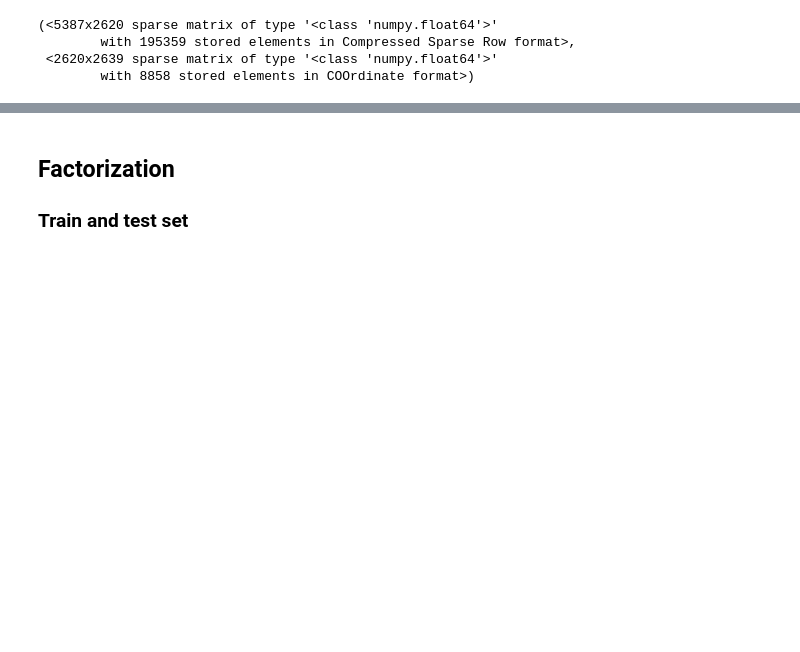
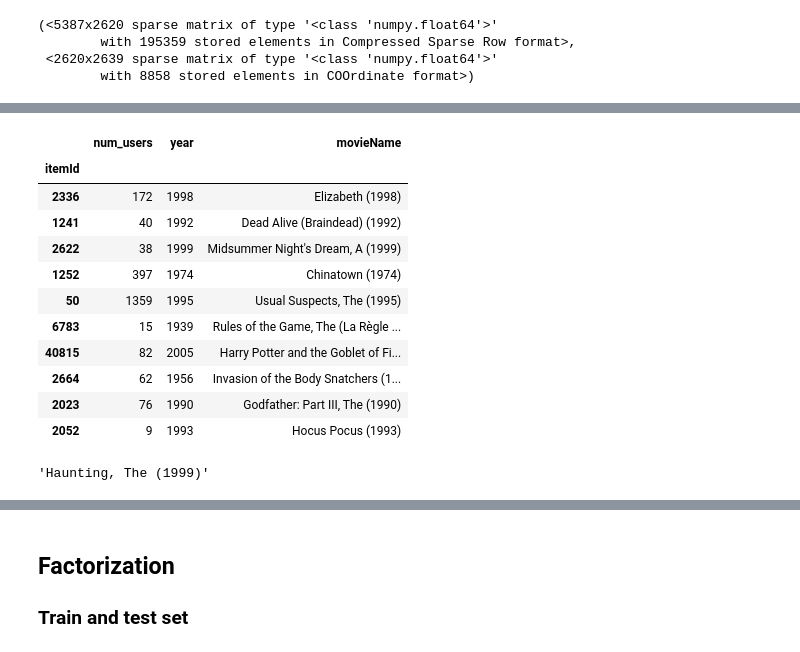
Before and after one commit to krsnewwave/kedro-prod-reco-tutorial, a Jupyter notebook: notebooks/Explore-Data.ipynb, the cells around one changed output, grey strips where cells are left out. Saved outputs shown, nothing was run; the diff lists cells and outputs as text; code cells hidden in the pictures; blank space fills up the shorter version.

```diff
--- a/notebooks/Explore-Data.ipynb
+++ b/notebooks/Explore-Data.ipynb
@@ -149,0 +213,19 @@ interactions, sp_item_feats
+# %%
+df_item_rank.sample(10)
+# %% [output]
+|  | num_users | year | movieName |
+| itemId |  |  |  |
+| 2336 | 172 | 1998 | Elizabeth (1998) |
+| 1241 | 40 | 1992 | Dead Alive (Braindead) (1992) |
+| 2622 | 38 | 1999 | Midsummer Night's Dream, A (1999) |
+| 1252 | 397 | 1974 | Chinatown (1974) |
+| 50 | 1359 | 1995 | Usual Suspects, The (1995) |
+| 6783 | 15 | 1939 | Rules of the Game, The (La Règle ... |
+| 40815 | 82 | 2005 | Harry Potter and the Goblet of Fi... |
+| 2664 | 62 | 1956 | Invasion of the Body Snatchers (1... |
+| 2023 | 76 | 1990 | Godfather: Part III, The (1990) |
+| 2052 | 9 | 1993 | Hocus Pocus (1993) |
+# %%
+idx_to_names[2481]
+# %% [output]
+'Haunting, The (1999)'
```
Also changed, not shown: parts of 8 cells of this notebook, 14 other files.
